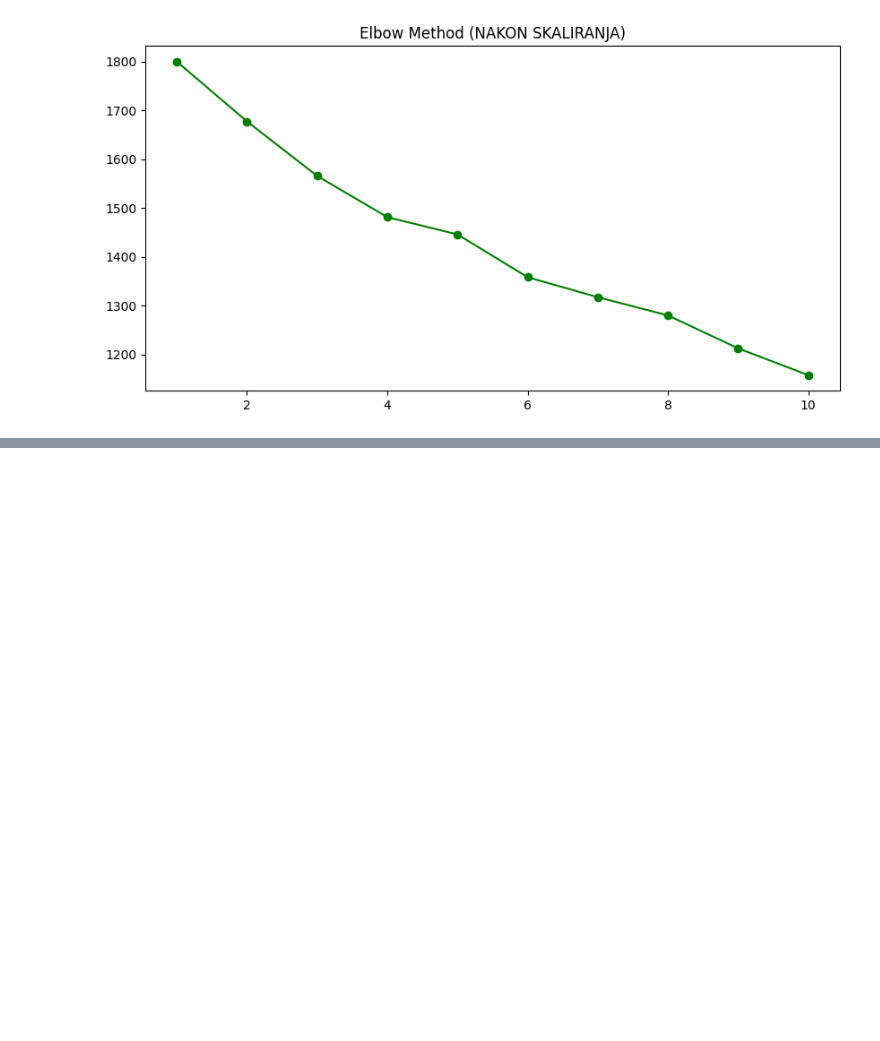
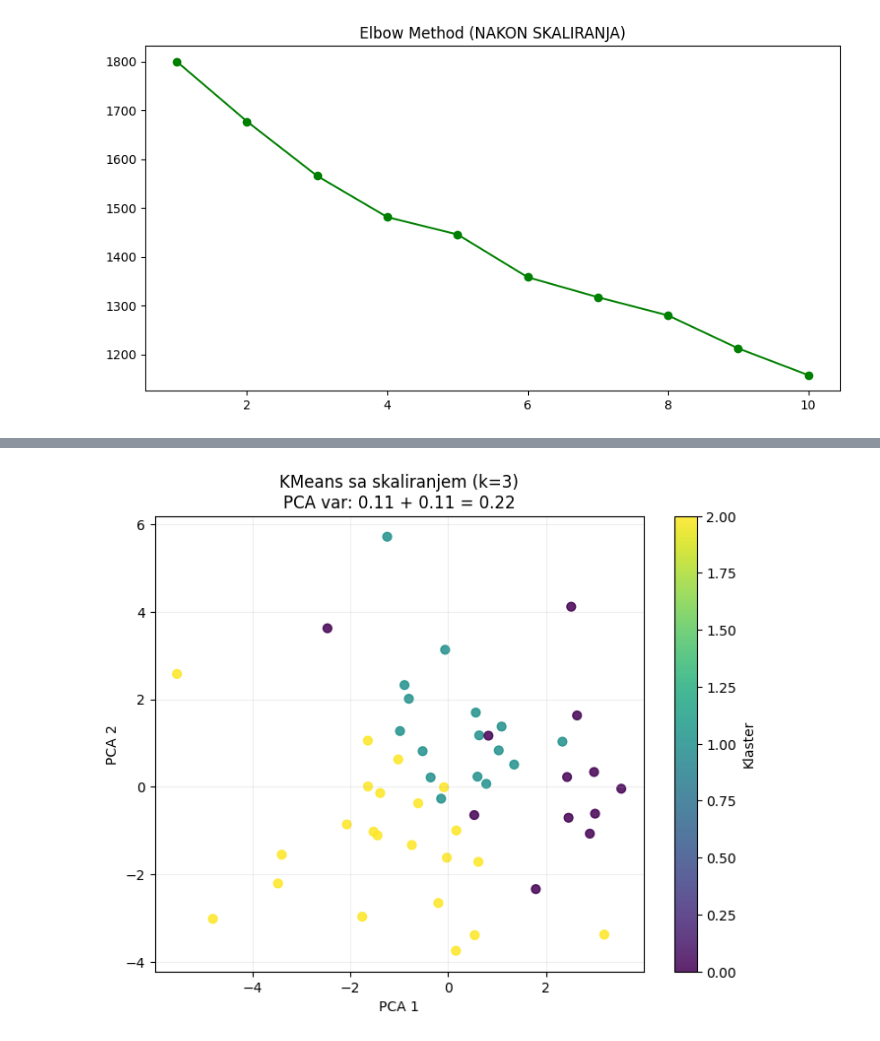
Before and after one commit to gavrilovicluka/machine-learning-projects, a Jupyter notebook: Projekat 2/Projekat2.ipynb, the cells around one changed output, grey strips where cells are left out. Drawn from its saved outputs; the diff is of its cells as text; code cells hidden in the pictures; blank space fills up the shorter version.

Commit message:
Skaliranje podataka, modeli sa skaliranim podacima i prikaz klastera

```diff
--- a/Projekat 2/Projekat2.ipynb
+++ b/Projekat 2/Projekat2.ipynb
@@ -866,0 +943,86 @@ plt.show()
+# %%
+import numpy as np
+import pandas as pd
+import matplotlib.pyplot as plt
+
+from sklearn.cluster import KMeans, AgglomerativeClustering
+from sklearn.mixture import GaussianMixture
+from sklearn.decomposition import PCA
+from sklearn.metrics import silhouette_score, davies_bouldin_score, calinski_harabasz_score
+
+results = []
+
+def pca_2d(X_data, random_state=42):
+    pca = PCA(n_components=2, random_state=random_state)
+    X_pca = pca.fit_transform(X_data)
+    return X_pca, pca.explained_variance_ratio_
+
+def plot_clusters_pca(X_data, labels, title):
+    X_2d, var_ratio = pca_2d(X_data)
+
+    plt.figure(figsize=(8, 6))
+    scatter = plt.scatter(X_2d[:, 0], X_2d[:, 1], c=labels, s=40, alpha=0.85, cmap="viridis")
+    plt.title(f"{title}\nPCA var: {var_ratio[0]:.2f} + {var_ratio[1]:.2f} = {var_ratio.sum():.2f}")
+    plt.xlabel("PCA 1")
+    plt.ylabel("PCA 2")
+    plt.colorbar(scatter, label="Klaster")
+    plt.grid(alpha=0.2)
+    plt.show()
+
+def clustering_metrics(X_data, labels):
+    unique = np.unique(labels)
+    if len(unique) < 2:
+        return np.nan, np.nan, np.nan
+    sil = silhouette_score(X_data, labels)
+    db = davies_bouldin_score(X_data, labels)
+    ch = calinski_harabasz_score(X_data, labels)
+    return sil, db, ch
+
+def evaluate_and_store(model_name, X_data, labels, scaled_flag):
+    sil, db, ch = clustering_metrics(X_data, labels)
+    results.append({
+        "Model": model_name,
+        "Skaliranje": "DA" if scaled_flag else "NE",
+        "Silhouette": sil,
+        "Davies-Bouldin": db,
+        "Calinski-Harabasz": ch,
+        "Broj klastera": len(np.unique(labels))
+    })
+
+def run_kmeans(X_data, k=3, random_state=42):
+    model = KMeans(n_clusters=k, random_state=random_state, n_init="auto")
+    labels = model.fit_predict(X_data)
+    return labels, model
+
+def run_agglomerative(X_data, k=3, linkage="ward"):
+    model = AgglomerativeClustering(n_clusters=k, linkage=linkage)
+    labels = model.fit_predict(X_data)
+    return labels, model
+
+def run_gmm(X_data, k=3, random_state=42):
+    model = GaussianMixture(n_components=k, random_state=random_state)
+    labels = model.fit_predict(X_data)
+    return labels, model
+
+k = 3
+
+labels_km_s, _ = run_kmeans(X_scaled, k=k)
+evaluate_and_store("KMeans", X_scaled, labels_km_s, scaled_flag=True)
+plot_clusters_pca(X_scaled, labels_km_s, f"KMeans sa skaliranjem (k={k})")
+
+labels_ag_s, _ = run_agglomerative(X_scaled, k=k, linkage="ward")
+evaluate_and_store("Agglomerative (ward)", X_scaled, labels_ag_s, scaled_flag=True)
+plot_clusters_pca(X_scaled, labels_ag_s, f"Agglomerative sa skaliranjem (k={k})")
+
+labels_gmm_s, _ = run_gmm(X_scaled, k=k)
+evaluate_and_store("Gaussian Mixture", X_scaled, labels_gmm_s, scaled_flag=True)
+plot_clusters_pca(X_scaled, labels_gmm_s, f"Gaussian Mixture sa skaliranjem (k={k})")
+
+results_df = pd.DataFrame(results).sort_values(
+    by=["Silhouette", "Calinski-Harabasz"],
+    ascending=[False, False]
+)
+
+results_df
+# %% [output]
+[figure, added]
```
Also changed, not shown: parts of 9 cells of this notebook.
